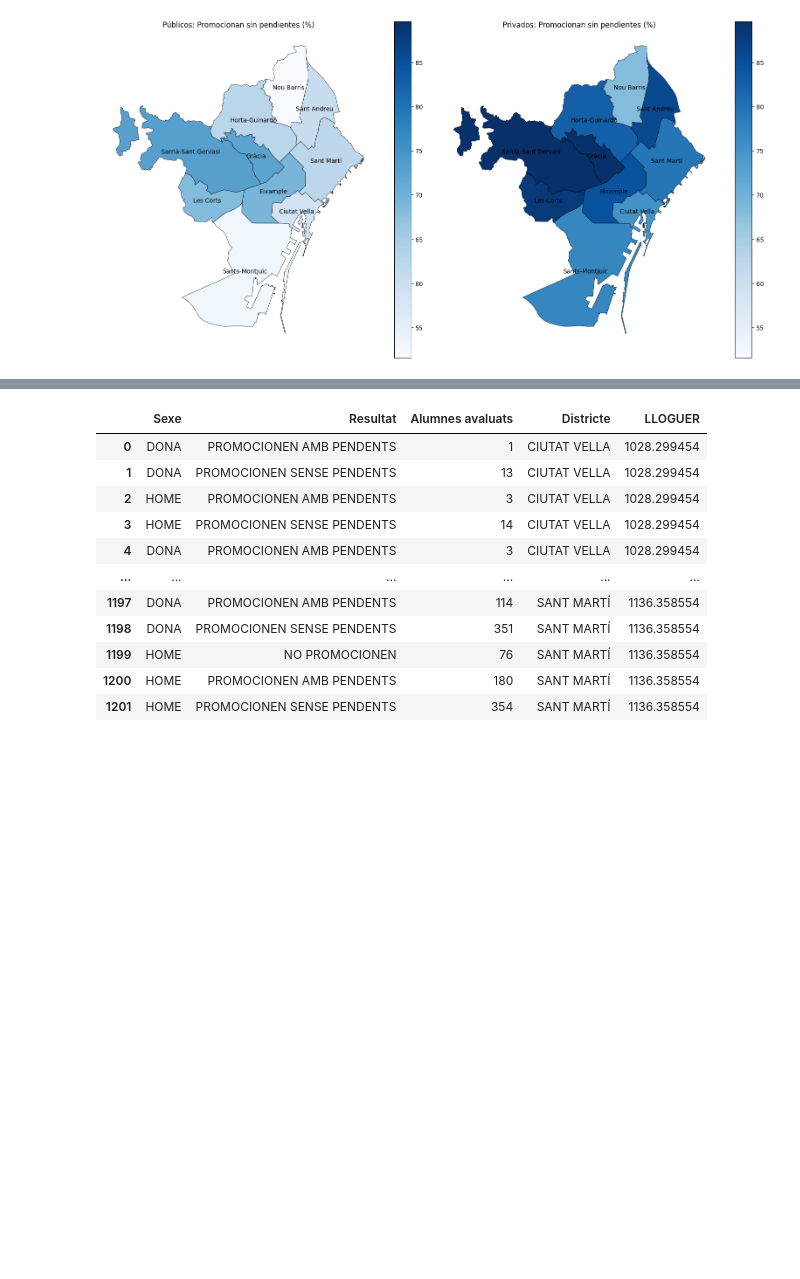
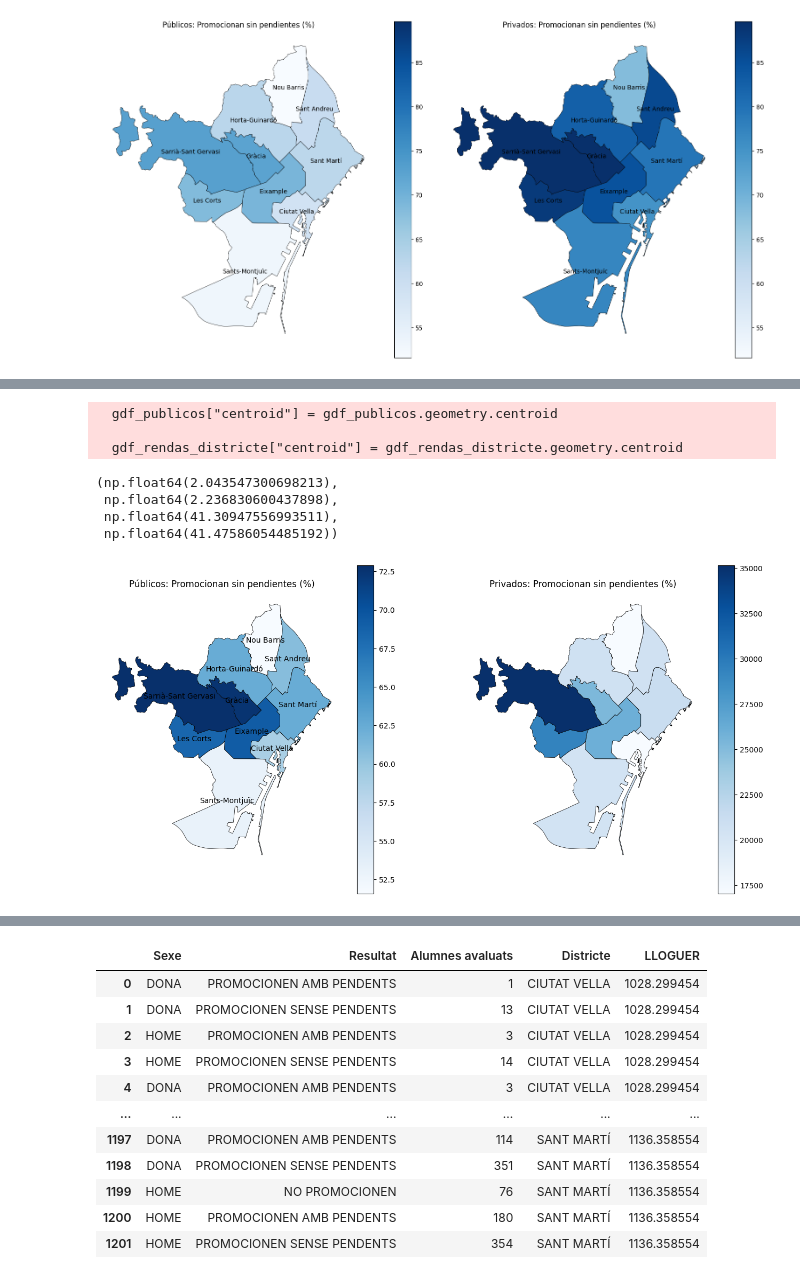
Before and after one commit to annaszymanskicortes/truco-o-dato, a Jupyter notebook: notebook_ana.ipynb, the cells around one changed output, grey strips where cells are left out. Saved outputs shown, nothing was run; the diff lists cells and outputs as text; code cells hidden in the pictures; blank space fills up the shorter version.

```diff
--- a/notebook_ana.ipynb
+++ b/notebook_ana.ipynb
@@ -368,0 +326,62 @@ publicos
+# %%
+vmin = min(gdf_publicos["porcentaje"].min(),
+           gdf_privados["porcentaje"].min())
+
+vmax = max(gdf_publicos["porcentaje"].max(),
+           gdf_privados["porcentaje"].max())
+
+
+
+# Crear centroides (GeoPandas puede avisar → es normal)
+gdf_publicos["centroid"] = gdf_publicos.geometry.centroid
+gdf_rendas_districte["centroid"] = gdf_rendas_districte.geometry.centroid
+
+
+
+# vmin / vmax ya calculados previamente
+fig, ax = plt.subplots(1, 2, figsize=(16, 8))
+
+# --- Mapa públicos ---
+gdf_publicos.plot(
+    column="porcentaje",
+    cmap="Blues",
+    legend=True,
+    edgecolor="black",
+    linewidth=0.5,
+    ax=ax[0]
+)
+ax[0].set_title("Públicos: Promocionan sin pendientes (%)")
+ax[0].axis("off")
+
+# Añadir nombres
+for idx, row in gdf_publicos.iterrows():
+    ax[0].text(
+        row["centroid"].x,
+        row["centroid"].y,
+        row["nom_districte"],
+        fontsize=10,
+        ha="center",
+        va="center",
+        color="black"
+    )
+
+# --- Mapa privados ---
+gdf_rendas_districte.plot(
+    column="Import_Euros",
+    cmap="Blues",
+    legend=True,
+    edgecolor="black",
+    linewidth=0.5,
+    ax=ax[1]
+)
+ax[1].set_title("Privados: Promocionan sin pendientes (%)")
+ax[1].axis("off")
+# %% [output]
+  gdf_publicos["centroid"] = gdf_publicos.geometry.centroid
+
+  gdf_rendas_districte["centroid"] = gdf_rendas_districte.geometry.centroid
+(np.float64(2.043547300698213),
+ np.float64(2.236830600437898),
+ np.float64(41.30947556993511),
+ np.float64(41.47586054485192))
+[figure, added]
```
Also changed, not shown: parts of 8 cells of this notebook, 1 other file.
